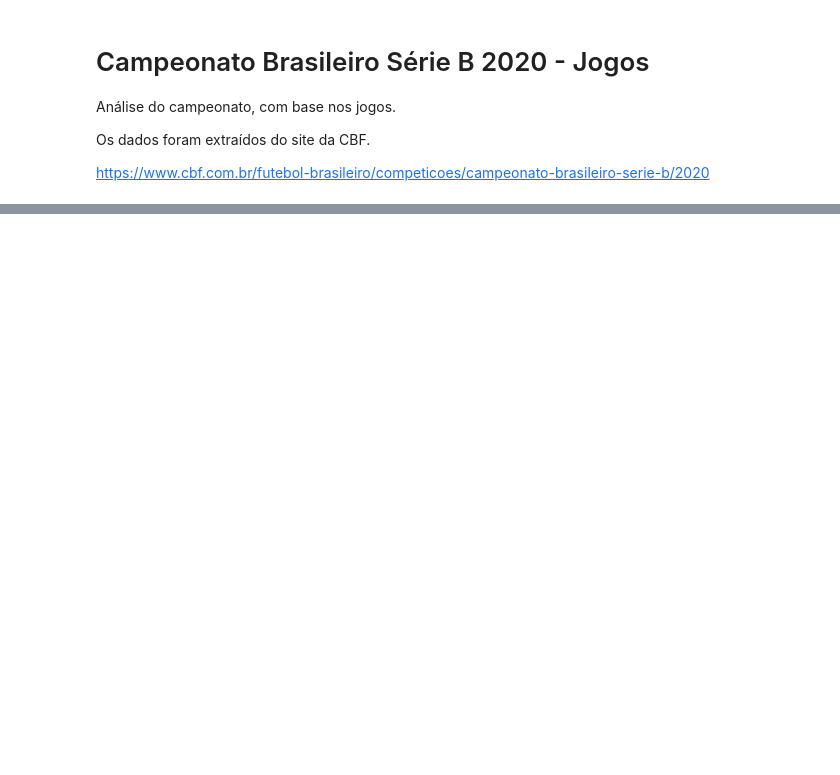
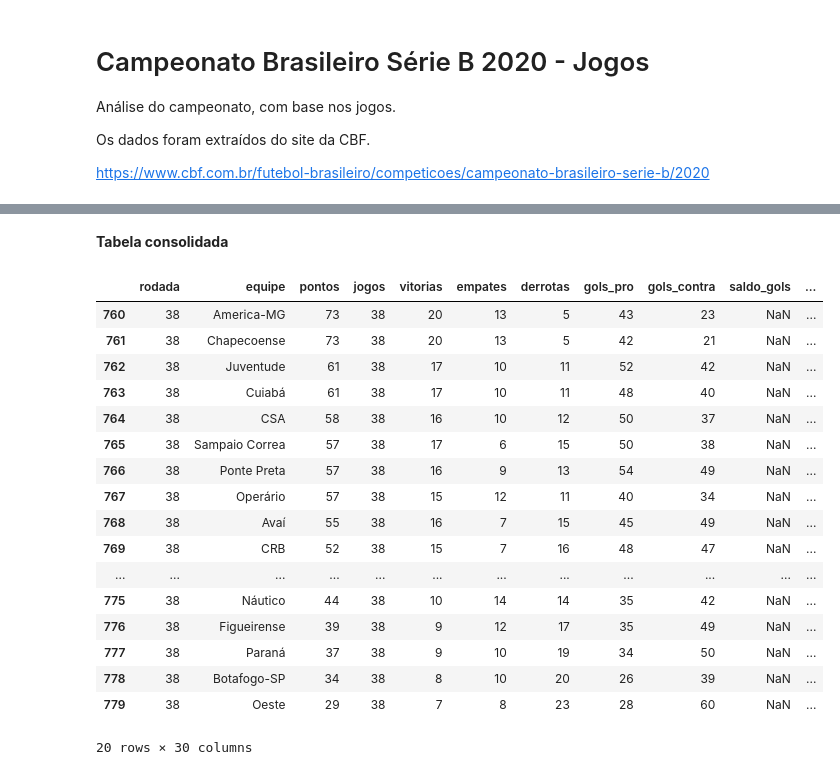
Before and after one commit to heavyrick/datascience, a Jupyter notebook: analises/campeonato_brasileiro_serie_b_2020/campeonato_brasileiro_serie_b_jogos.ipynb, the cells around one changed output, grey strips where cells are left out. Saved outputs shown, nothing was run; the diff lists cells and outputs as text; code cells hidden in the pictures; blank space fills up the shorter version.

```diff
--- a/analises/campeonato_brasileiro_serie_b_2020/campeonato_brasileiro_serie_b_jogos.ipynb
+++ b/analises/campeonato_brasileiro_serie_b_2020/campeonato_brasileiro_serie_b_jogos.ipynb
@@ -58,0 +155,43 @@ df.tail(10)
+# %%
+# Funções
+
+def criar_dataframe_padrao(colunas, equipes):
+
+    df = pd.DataFrame(columns=colunas)
+    df['equipe'] = equipes
+    df['rodada'] = 0
+    df = df.fillna(0) # preencher com zeros onde está NaN
+
+    return df
+
+def calcular_pontos(a, b):
+    if a == b:
+        return 1
+    elif a > b:
+        return 3
+    else:
+        return 0
+
+def checar_vitoria(a, b):
+    if a > b:
+        return 1
+    else:
+        return 0
+
+def checar_empate(a, b):
+    if a == b:
+        return 1
+    else:
+        return 0
+
+def checar_derrota(a, b):
+    if a < b:
+        return 1
+    else:
+        return 0
+
+def validar_valores(valor):
+    if len(valor.values) > 0:
+        return valor.values[0]
+    else:
+        return 0
@@ -58,0 +360,23 @@ df.tail(10)
+# %% [markdown]
+**Tabela consolidada**
+# %%
+df_serieb_dinamica.loc[df_serieb_dinamica['rodada'] == 38]
+# %% [output]
+|  | rodada | equipe | pontos | jogos | vitorias | empates | derrotas | gols_pro | gols_contra | saldo_gols | ... |
+| 760 | 38 | America-MG | 73 | 38 | 20 | 13 | 5 | 43 | 23 | NaN | ... |
+| 761 | 38 | Chapecoense | 73 | 38 | 20 | 13 | 5 | 42 | 21 | NaN | ... |
+| 762 | 38 | Juventude | 61 | 38 | 17 | 10 | 11 | 52 | 42 | NaN | ... |
+| 763 | 38 | Cuiabá | 61 | 38 | 17 | 10 | 11 | 48 | 40 | NaN | ... |
+| 764 | 38 | CSA | 58 | 38 | 16 | 10 | 12 | 50 | 37 | NaN | ... |
+| 765 | 38 | Sampaio Correa | 57 | 38 | 17 | 6 | 15 | 50 | 38 | NaN | ... |
+| 766 | 38 | Ponte Preta | 57 | 38 | 16 | 9 | 13 | 54 | 49 | NaN | ... |
+| 767 | 38 | Operário | 57 | 38 | 15 | 12 | 11 | 40 | 34 | NaN | ... |
+| 768 | 38 | Avaí | 55 | 38 | 16 | 7 | 15 | 45 | 49 | NaN | ... |
+| 769 | 38 | CRB | 52 | 38 | 15 | 7 | 16 | 48 | 47 | NaN | ... |
+| ... | ... | ... | ... | ... | ... | ... | ... | ... | ... | ... | ... |
+| 775 | 38 | Náutico | 44 | 38 | 10 | 14 | 14 | 35 | 42 | NaN | ... |
+| 776 | 38 | Figueirense | 39 | 38 | 9 | 12 | 17 | 35 | 49 | NaN | ... |
+| 777 | 38 | Paraná | 37 | 38 | 9 | 10 | 19 | 34 | 50 | NaN | ... |
+| 778 | 38 | Botafogo-SP | 34 | 38 | 8 | 10 | 20 | 26 | 39 | NaN | ... |
+| 779 | 38 | Oeste | 29 | 38 | 7 | 8 | 23 | 28 | 60 | NaN | ... |
+20 rows × 30 columns
```
Also changed, not shown: parts of 21 cells of this notebook, 9 other files.
